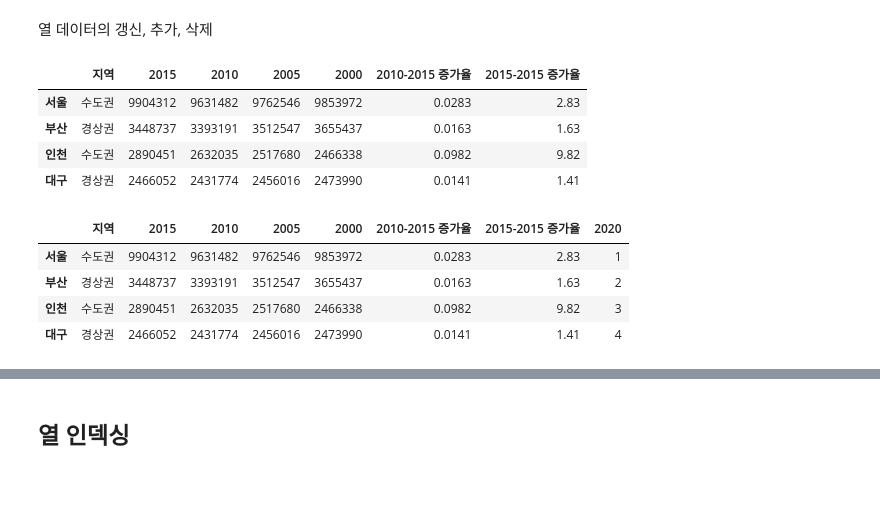
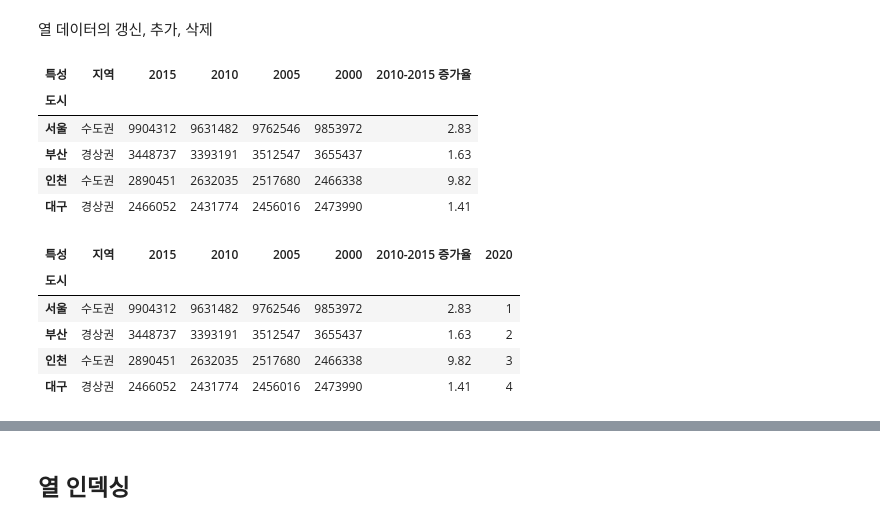
Before and after one commit to raient/DataAnalysis, a Jupyter notebook: 02_Pandas/02_DataFrame.ipynb, the cells around one changed output, grey strips where cells are left out. Drawn from its saved outputs; the diff is of its cells as text; code cells hidden in the pictures; blank space fills up the shorter version.

```diff
--- a/02_Pandas/02_DataFrame.ipynb
+++ b/02_Pandas/02_DataFrame.ipynb
@@ -33,0 +32,6 @@ SyntaxError: invalid syntax (<ipython-input-7-1299cdc76f48>, line 1)
+# %%
+data = np.arange(24).reshape(4,6)
+columns = ["지역", "2015", "2010", "2005", "2000", "2010-2015 증가율"]
+index = ["서울", "부산", "인천", "대구"]
+df = pd.DataFrame(data, index=index, columns=columns)
+df
@@ -33,0 +74,4 @@ SyntaxError: invalid syntax (<ipython-input-7-1299cdc76f48>, line 1)
+# %%
+df.index.name = '도시'
+df.columns.name = '특성'
+df
@@ -36,11 +99,12 @@ SyntaxError: invalid syntax (<ipython-input-7-1299cdc76f48>, line 1)
 # %%
 # 갱신
 # %%
-df['2015-2015 증가율'] = df['2010-2015 증가율'] *100
+df['2010-2015 증가율'] = df['2010-2015 증가율'] *100
 df
 # %% [output]
-|  | 지역 | 2015 | 2010 | 2005 | 2000 | 2010-2015 증가율 | 2015-2015 증가율 |
-| 서울 | 수도권 | 9904312 | 9631482 | 9762546 | 9853972 | 0.0283 | 2.83 |
-| 부산 | 경상권 | 3448737 | 3393191 | 3512547 | 3655437 | 0.0163 | 1.63 |
-| 인천 | 수도권 | 2890451 | 2632035 | 2517680 | 2466338 | 0.0982 | 9.82 |
-| 대구 | 경상권 | 2466052 | 2431774 | 2456016 | 2473990 | 0.0141 | 1.41 |
+| 특성 | 지역 | 2015 | 2010 | 2005 | 2000 | 2010-2015 증가율 |
+| 도시 |  |  |  |  |  |  |
+| 서울 | 수도권 | 9904312 | 9631482 | 9762546 | 9853972 | 2.83 |
+| 부산 | 경상권 | 3448737 | 3393191 | 3512547 | 3655437 | 1.63 |
+| 인천 | 수도권 | 2890451 | 2632035 | 2517680 | 2466338 | 9.82 |
+| 대구 | 경상권 | 2466052 | 2431774 | 2456016 | 2473990 | 1.41 |
@@ -49,11 +111,13 @@ df
 # %%
+# 추가
 df['2020'] = [1,2,3,4]
 df
 # %% [output]
-|  | 지역 | 2015 | 2010 | 2005 | 2000 | 2010-2015 증가율 | 2015-2015 증가율 | 2020 |
-| 서울 | 수도권 | 9904312 | 9631482 | 9762546 | 9853972 | 0.0283 | 2.83 | 1 |
-| 부산 | 경상권 | 3448737 | 3393191 | 3512547 | 3655437 | 0.0163 | 1.63 | 2 |
-| 인천 | 수도권 | 2890451 | 2632035 | 2517680 | 2466338 | 0.0982 | 9.82 | 3 |
-| 대구 | 경상권 | 2466052 | 2431774 | 2456016 | 2473990 | 0.0141 | 1.41 | 4 |
+| 특성 | 지역 | 2015 | 2010 | 2005 | 2000 | 2010-2015 증가율 | 2020 |
+| 도시 |  |  |  |  |  |  |  |
+| 서울 | 수도권 | 9904312 | 9631482 | 9762546 | 9853972 | 2.83 | 1 |
+| 부산 | 경상권 | 3448737 | 3393191 | 3512547 | 3655437 | 1.63 | 2 |
+| 인천 | 수도권 | 2890451 | 2632035 | 2517680 | 2466338 | 9.82 | 3 |
+| 대구 | 경상권 | 2466052 | 2431774 | 2456016 | 2473990 | 1.41 | 4 |
 # %%
 # 삭제
```
Also changed, not shown: parts of 34 cells of this notebook, 3 other files.
